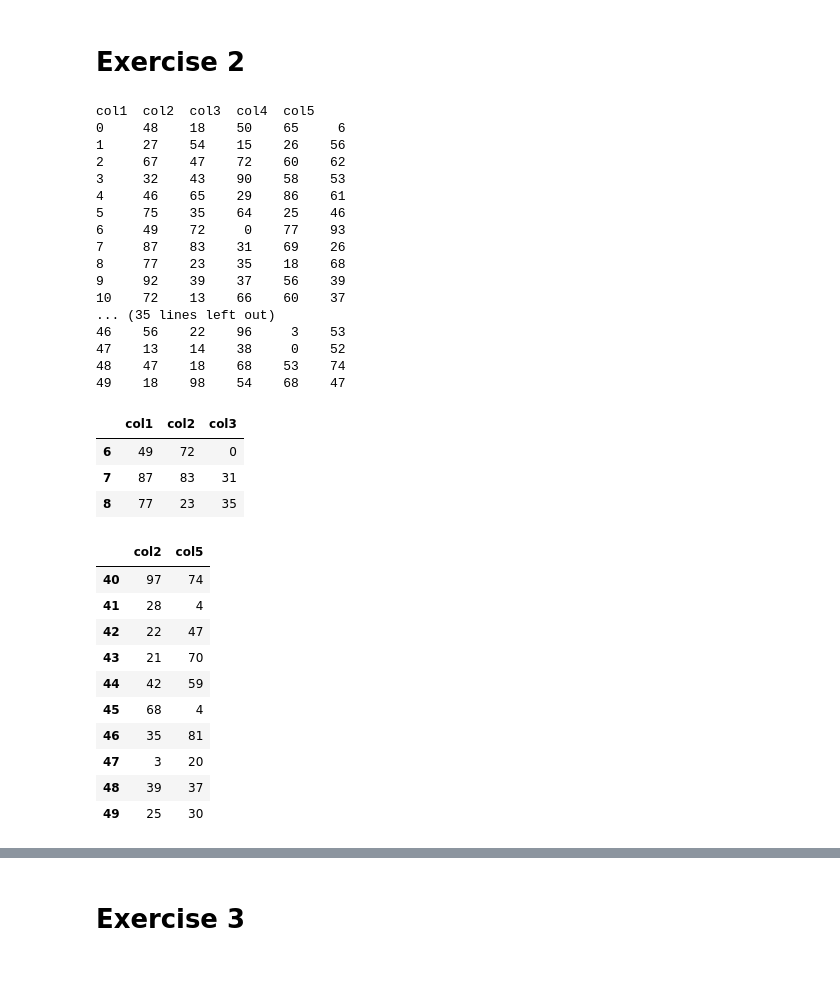
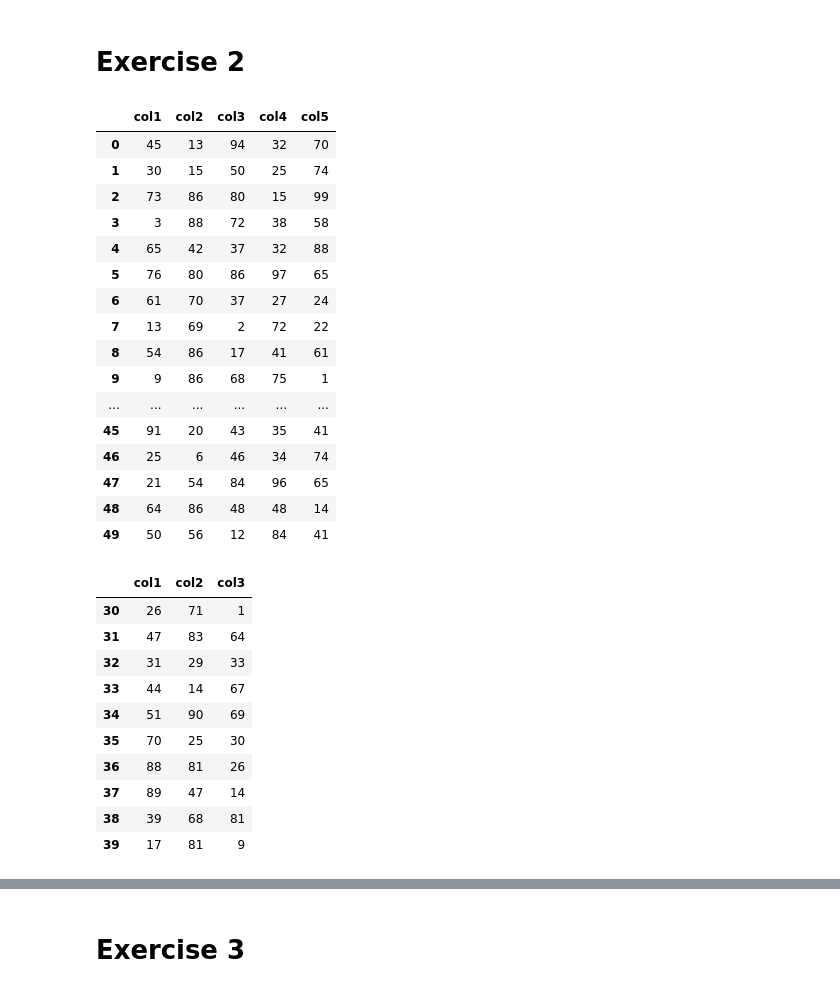
Before and after one commit to araul3927/ML_Intern, a Jupyter notebook: pandas-assignment/pandas-assignment.ipynb, the cells around one changed output, grey strips where cells are left out. Drawn from its saved outputs; the diff is of its cells as text; code cells hidden in the pictures.

```diff
--- a/pandas-assignment/pandas-assignment.ipynb
+++ b/pandas-assignment/pandas-assignment.ipynb
@@ -42,42 +71,38 @@ dtype: object
 # %% [markdown]
 # Exercise 2
 # %%
+# dataframe having 5 columns and 50 random data
 df = pd.DataFrame(np.random.randint(100,size =(50, 5)) ,columns = ['col1','col2','col3','col4','col5'])
-print(df)
-df.iloc[6:9, :3]
+display(df)
+
+# Retrieve the data from index 30-40 with the first 3 columns (Note: Use column index only)
+df.iloc[30:40, :3]
 # %% [output]
-col1  col2  col3  col4  col5
-0     48    18    50    65     6
-1     27    54    15    26    56
-2     67    47    72    60    62
-3     32    43    90    58    53
-4     46    65    29    86    61
-5     75    35    64    25    46
-6     49    72     0    77    93
-7     87    83    31    69    26
-8     77    23    35    18    68
-9     92    39    37    56    39
-10    72    13    66    60    37
-... (35 lines left out)
-46    56    22    96     3    53
-47    13    14    38     0    52
-48    47    18    68    53    74
-49    18    98    54    68    47
-|  | col1 | col2 | col3 |
-| 6 | 49 | 72 | 0 |
-| 7 | 87 | 83 | 31 |
-| 8 | 77 | 23 | 35 |
+|  | col1 | col2 | col3 | col4 | col5 |
+| 0 | 45 | 13 | 94 | 32 | 70 |
+| 1 | 30 | 15 | 50 | 25 | 74 |
+| 2 | 73 | 86 | 80 | 15 | 99 |
+| 3 | 3 | 88 | 72 | 38 | 58 |
+| 4 | 65 | 42 | 37 | 32 | 88 |
+| 5 | 76 | 80 | 86 | 97 | 65 |
+| 6 | 61 | 70 | 37 | 27 | 24 |
+| 7 | 13 | 69 | 2 | 72 | 22 |
+| 8 | 54 | 86 | 17 | 41 | 61 |
+| 9 | 9 | 86 | 68 | 75 | 1 |
+| ... | ... | ... | ... | ... | ... |
+| 45 | 91 | 20 | 43 | 35 | 41 |
+| 46 | 25 | 6 | 46 | 34 | 74 |
+| 47 | 21 | 54 | 84 | 96 | 65 |
+| 48 | 64 | 86 | 48 | 48 | 14 |
+| 49 | 50 | 56 | 12 | 84 | 41 |
+|  | col1 | col2 | col3 |
+| 30 | 26 | 71 | 1 |
+| 31 | 47 | 83 | 64 |
+| 32 | 31 | 29 | 33 |
+| 33 | 44 | 14 | 67 |
+| 34 | 51 | 90 | 69 |
+| 35 | 70 | 25 | 30 |
+| 36 | 88 | 81 | 26 |
+| 37 | 89 | 47 | 14 |
+| 38 | 39 | 68 | 81 |
+| 39 | 17 | 81 | 9 |
-# %%
-df.loc[40:50,["col2","col5"]]
-# %% [output]
-|  | col2 | col5 |
-| 40 | 97 | 74 |
-| 41 | 28 | 4 |
-| 42 | 22 | 47 |
-| 43 | 21 | 70 |
-| 44 | 42 | 59 |
-| 45 | 68 | 4 |
-| 46 | 35 | 81 |
-| 47 | 3 | 20 |
-| 48 | 39 | 37 |
-| 49 | 25 | 30 |
```
Also changed, not shown: parts of 38 cells of this notebook, 1 other file.
